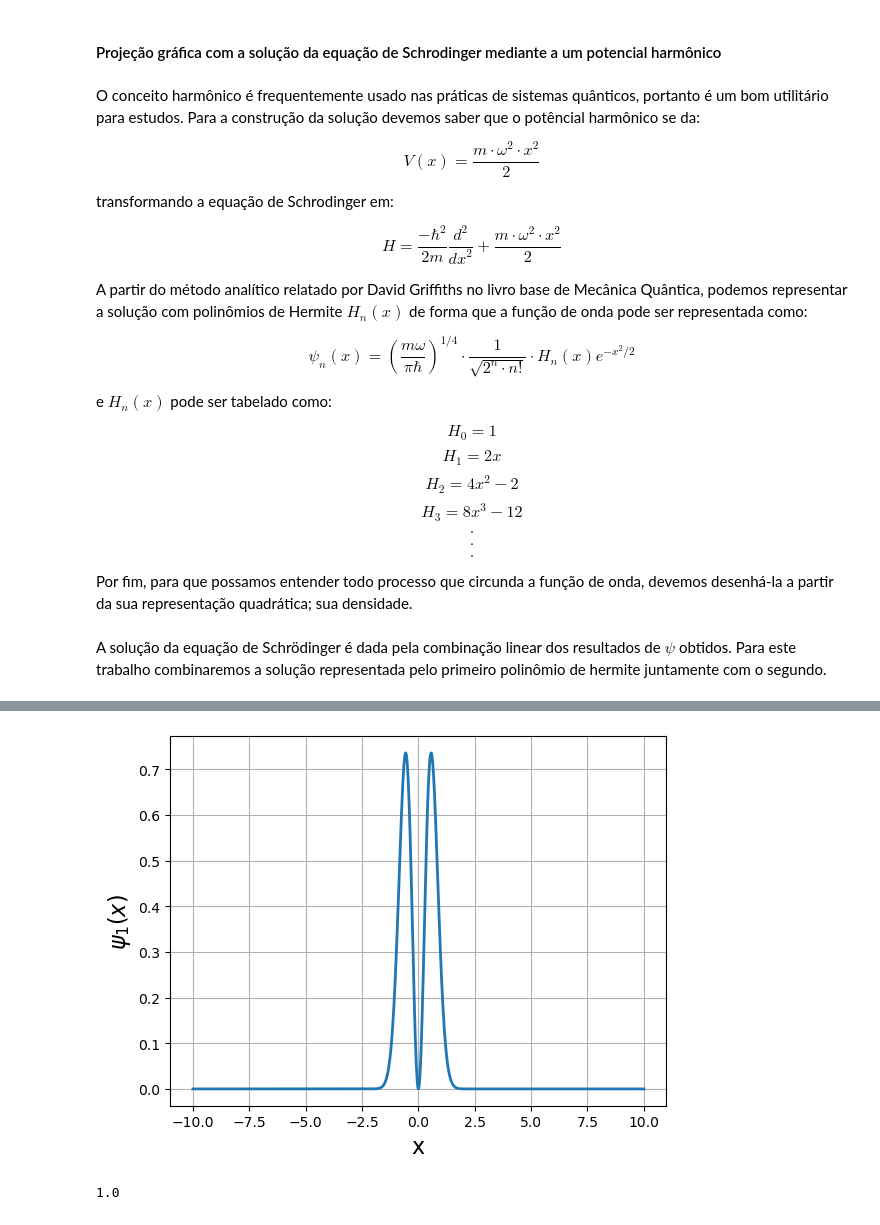
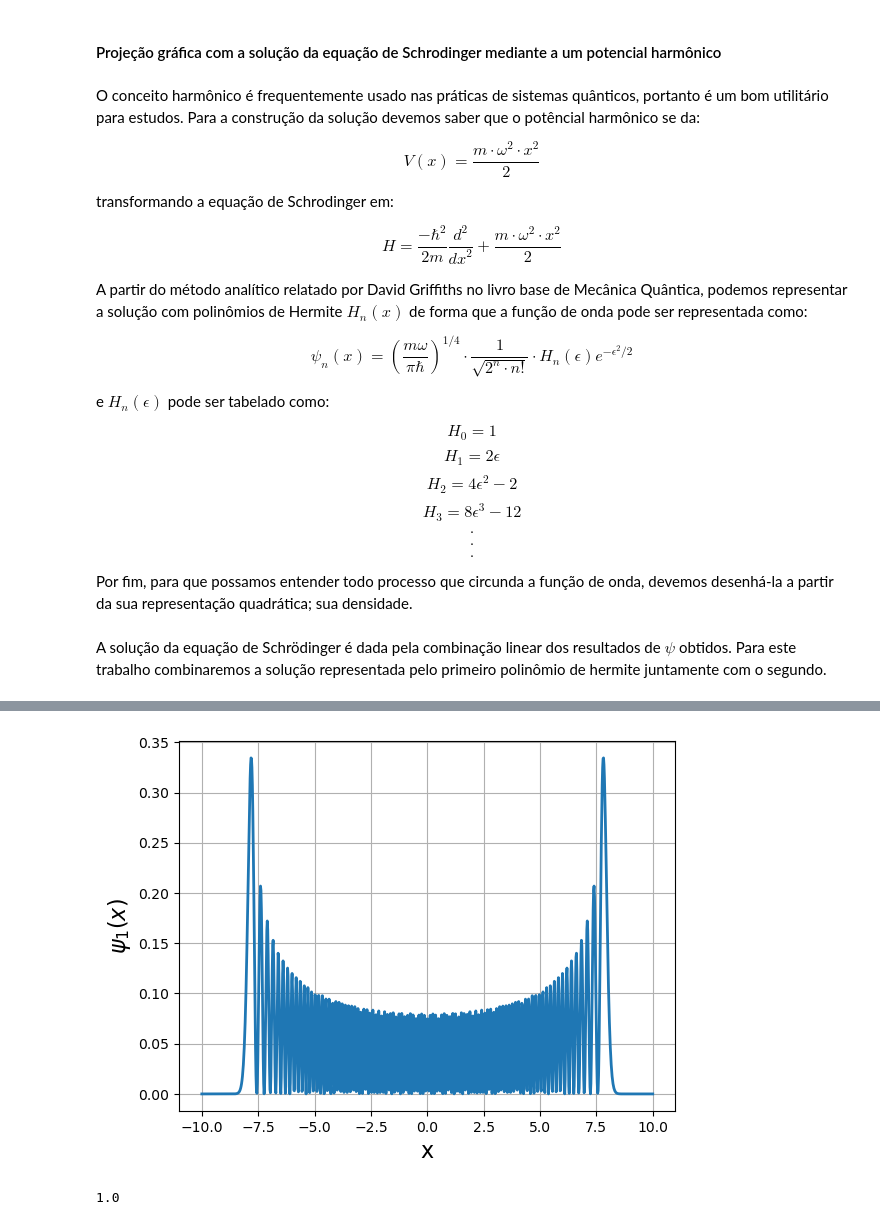
Before and after one commit to GabrielSiqueira1/MPC-Controle-Quantico, a Jupyter notebook: General-Tests/Schrodinger-Hermite-CrankNicolson.ipynb, the cells around one changed output, grey strips where cells are left out. Drawn from its saved outputs; the diff is of its cells as text; code cells hidden in the pictures.

```diff
--- a/General-Tests/Schrodinger-Hermite-CrankNicolson.ipynb
+++ b/General-Tests/Schrodinger-Hermite-CrankNicolson.ipynb
@@ -11,14 +11,14 @@ $$H = \frac{-\hbar^{2}}{2m}\frac{d^{2}}{{dx}^{2}}+\frac{m\cdot\omega^{2}\cdot x^
 
 A partir do método analítico relatado por David Griffiths no livro base de Mecânica Quântica, podemos representar a solução com polinômios de Hermite $H_n(x)$ de forma que a função de onda pode ser representada como:
 
-$$\psi_n(x)=(\frac{m\omega}{\pi\hbar})^{1/4}\cdot\frac{1}{\sqrt{2^n\cdot n!}} \cdot H_n(x)e^{-x^{2}/2}$$
+$$\psi_n(x)=(\frac{m\omega}{\pi\hbar})^{1/4}\cdot\frac{1}{\sqrt{2^n\cdot n!}} \cdot H_n(\epsilon)e^{-\epsilon^{2}/2}$$
 
-e $H_n(x)$ pode ser tabelado como:
+e $H_n(\epsilon)$ pode ser tabelado como:
 
 $$H_0=1$$
-$$H_1=2x$$
-$$H_2=4x^{2}-2$$
-$$H_3=8x^{3}-12$$
+$$H_1=2\epsilon$$
+$$H_2=4\epsilon^{2}-2$$
+$$H_3=8\epsilon^{3}-12$$
 $$.$$
 $$.$$
 $$.$$
@@ -64,7 +64,7 @@ A solução da equação de Schrödinger é dada pela combinação linear dos re
 
 x=np.linspace(-10,10,1000) # Espaçamento
 
-psiquad=psi(1,x)**2
+psiquad=psi(100,x)**2
 
 plt.plot(x,psiquad,lw=2) # Lineweight
 
@@ -80,4 +80,4 @@ print(Integral)
-[figure, old version]
+[figure, new version]
 # %%
 # Processo de integração numérica usando o método dos trapézios
 
```
Also changed, not shown: parts of 4 cells of this notebook, 1 other file.
